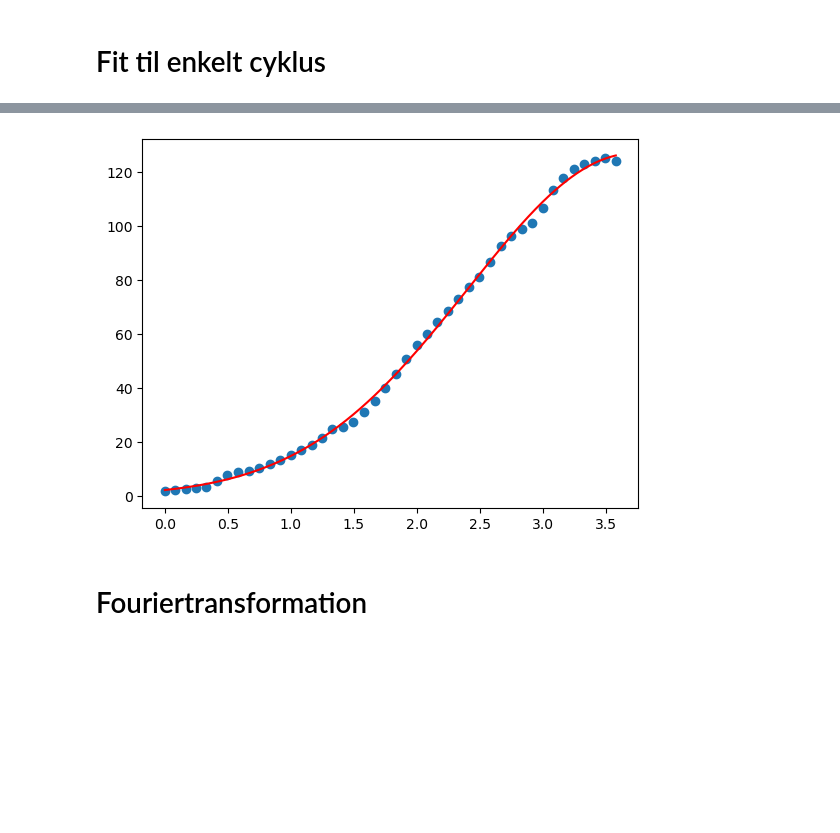
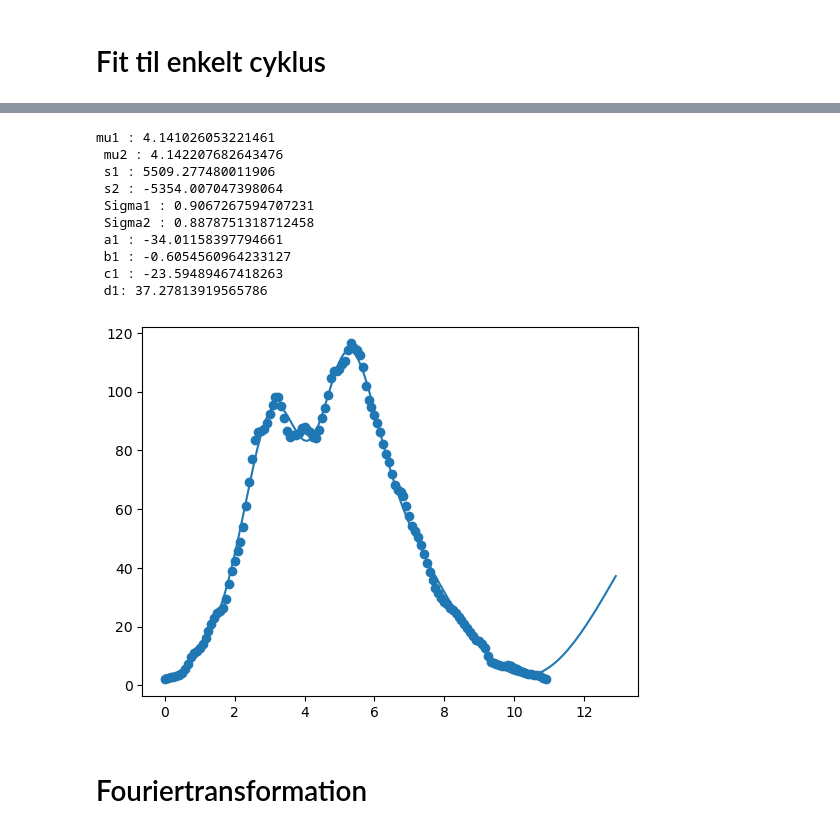
Before and after one commit to Focus9752/Solpletter_projekt, a Jupyter notebook: ok/Solpletanalyse.ipynb, the cells around one changed output, grey strips where cells are left out. Saved outputs shown, nothing was run; the diff lists cells and outputs as text; code cells hidden in the pictures; blank space fills up the shorter version.

```diff
--- a/ok/Solpletanalyse.ipynb
+++ b/ok/Solpletanalyse.ipynb
@@ -364,9 +399,48 @@ fig.colorbar(scatter, ax=ax, orientation="vertical")
+# %%
+#Funktionen der vil fittes til defineres:
+def fit(x , mu1 , mu2 , s1 , s2 , Sigma1 , Sigma2 , a1 , b1 , c1 , d1):
+    P = ( ( s1 / (np.sqrt(2 * np.pi) * Sigma1) ) * np.exp( -(x - mu1)**2 / (2 * Sigma1**2) ) )  \
+    + ( ( s2 / (np.sqrt(2 * np.pi) * Sigma2) ) * np.exp( -(x - mu2)**2 / (2 * Sigma2**2) ) )    \
+    + a1 * np.sin(x * b1 + c1) + d1
+    return P
+
+def Fittet(Dato , Cyk , gæt=[]):
+    #Der findes det optimale gæt på funktionsparametrene:
+    Par , Cov = curve_fit( fit , Dato , Cyk , p0=gæt , maxfev = 16000)
+
+    x_akse = np.linspace(Dato[0] , Dato[-1] + 2 , 1000 )
+    y_akse = fit(x_akse , *Par)
+
+    plt.plot(x_akse , y_akse )
+    plt.scatter(Dato , Cyk)
+    par_names = "mu1 , mu2 , s1 , s2 , Sigma1 , Sigma2 , a1 , b1 , c1 , d1".split(",")
+    for i in range(len(Par)):
+        print("{}: {}".format(par_names[i], Par[i]))
+
+#Fittet(Cykler[24][0] - Cykler[24][0][0], Cykler[24][1] , [3.6 , 4.4 , 1 , 10 , 0.2 , 0.1 , 1])
+Fittet(Cykler[23][0] - Cykler[23][0][0], Cykler[23][1] , [3 , 4.5 , 10 , 100 , 0.2 , 0.1 , -25.122030207399064, 0.0630140720041523, -24.73213885953739, 81.4346399001152])
+# Fittet(Cykler[22][0] - Cykler[22][0][0], Cykler[22][1] , [3 , 4.5 , 10 , 100 , 0.2 , 0.1 , -25.122030207399064, 0.0630140720041523, -24.73213885953739, 81.4346399001152])
+# Fittet(Cykler[21][0] - Cykler[21][0][0], Cykler[21][1] , [3 , 4.5 , 10 , 100 , 0.2 , 0.1 , -25.122030207399064, 0.0630140720041523, -24.73213885953739, 81.4346399001152])
+#Fittet(Cykler[21][0] - Cykler[21][0][0], Cykler[21][1] , [3.5 , 4.4 , 10 , 10 , 0.2 , 0.1 , 1])
+# %% [output]
+mu1 : 4.141026053221461
+ mu2 : 4.142207682643476
+ s1 : 5509.277480011906
+ s2 : -5354.007047398064
+ Sigma1 : 0.9067267594707231
+ Sigma2 : 0.8878751318712458
+ a1 : -34.01158397794661
+ b1 : -0.6054560964233127
+ c1 : -23.59489467418263
+ d1: 37.27813919565786
+[figure, added]
 # %%
 #Funktionen der vil fittes til defineres:
 def fit(x , mu1 , mu2 , s1 , s2 , Sigma1 , Sigma2):
     P = ( ( s1 / (np.sqrt(2 * np.pi) * Sigma1) ) * np.exp( -(x - mu1)**2 / (2 * Sigma1**2) ) ) \
     + ( ( s2 / (np.sqrt(2 * np.pi) * Sigma2) ) * np.exp( -(x - mu2)**2 / (2 * Sigma2**2) ) )
     return P
+
 
 def Fittet(Dato , Cyk):
     #Der findes det optimale gæt på funktionsparametrene:
@@ -377,10 +451,6 @@ def Fittet(Dato , Cyk):
 
     plt.plot(x_akse , y_akse , color='red')
     plt.scatter(Dato , Cyk)
-
-Fittet(Cyk25 , Cykler[24][1])
-# %% [output]
-[figure, removed]
 # %% [markdown]
 # Fouriertransformation
 # %%
```
Also changed, not shown: parts of 1 cell of this notebook, 1 other file.
